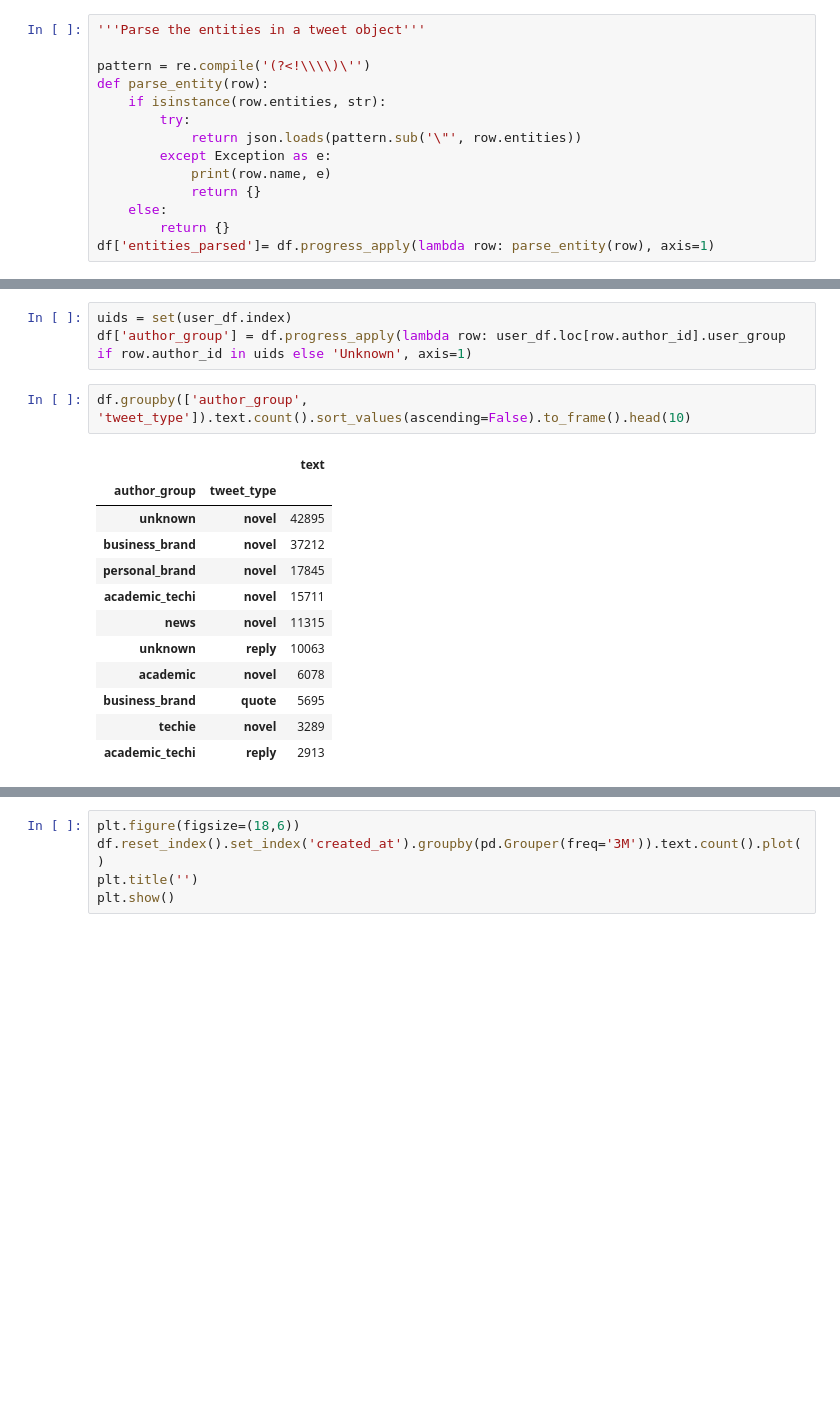
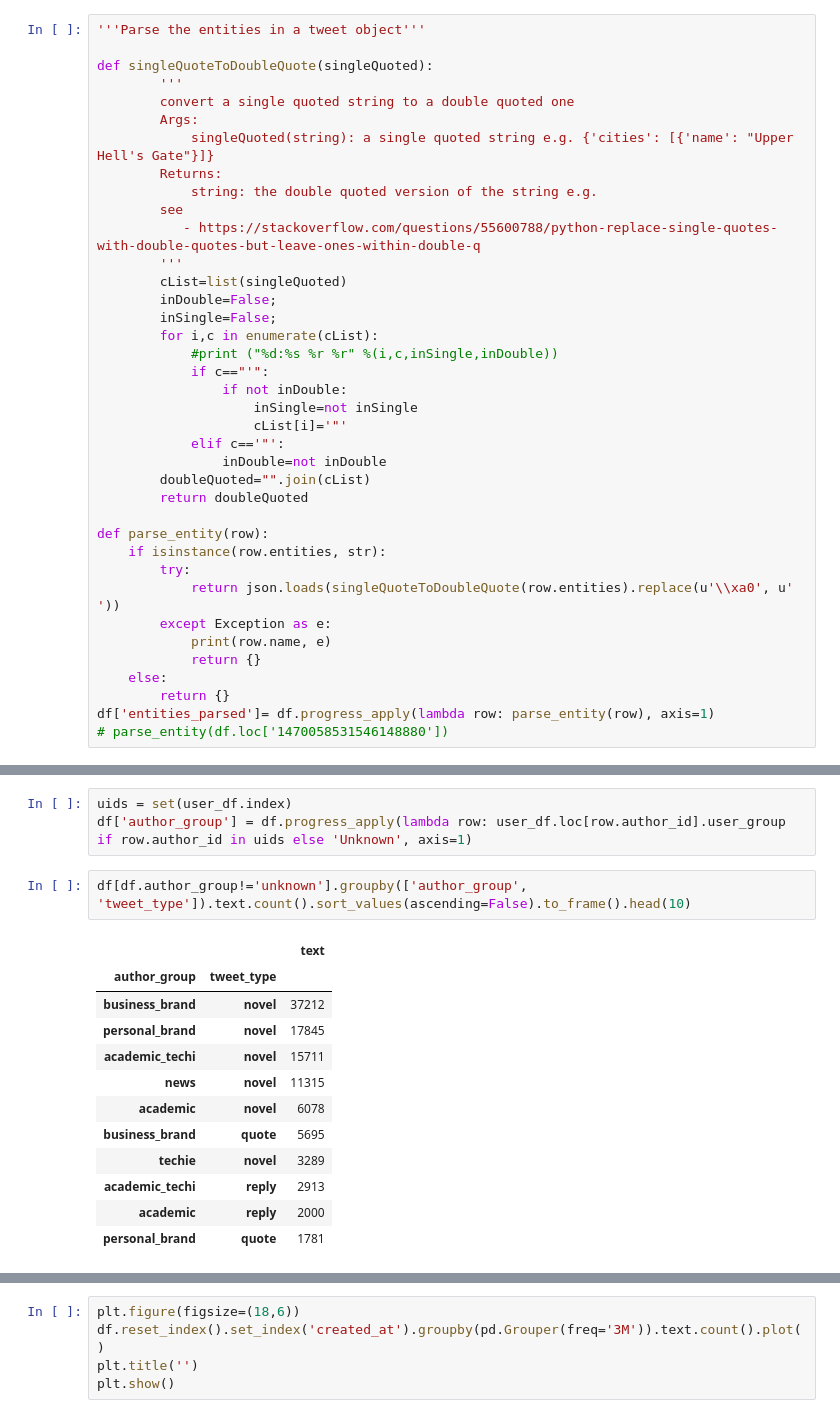
Before and after one commit to rakib062/edtech-scrape, a Jupyter notebook: sec-priv-tweets.ipynb, the cells around one changed output, grey strips where cells are left out. Cells and saved outputs as stored; diff of their text form; blank space fills up the shorter version.

```diff
--- a/sec-priv-tweets.ipynb
+++ b/sec-priv-tweets.ipynb
@@ -55,15 +64,39 @@ df['search_grp'] = df.apply(lambda tweet:
 # %%
 '''Parse the entities in a tweet object'''
 
-pattern = re.compile('(?<!\\\\)\'')
+def singleQuoteToDoubleQuote(singleQuoted):
+        '''
+        convert a single quoted string to a double quoted one
+        Args:
+            singleQuoted(string): a single quoted string e.g. {'cities': [{'name': "Upper Hell's Gate"}]}
+        Returns:
+            string: the double quoted version of the string e.g.
+        see
+           - https://stackoverflow.com/questions/55600788/python-replace-single-quotes-with-double-quotes-but-leave-ones-within-double-q
+        '''
+        cList=list(singleQuoted)
+        inDouble=False;
+        inSingle=False;
+        for i,c in enumerate(cList):
+            #print ("%d:%s %r %r" %(i,c,inSingle,inDouble))
+            if c=="'":
+                if not inDouble:
+                    inSingle=not inSingle
+                    cList[i]='"'
+            elif c=='"':
+                inDouble=not inDouble
+        doubleQuoted="".join(cList)
+        return doubleQuoted
+
 def parse_entity(row):
     if isinstance(row.entities, str):
         try:
-            return json.loads(pattern.sub('\"', row.entities))
+            return json.loads(singleQuoteToDoubleQuote(row.entities).replace(u'\\xa0', u' '))
         except Exception as e:
             print(row.name, e)
             return {}
     else:
         return {}
 df['entities_parsed']= df.progress_apply(lambda row: parse_entity(row), axis=1)
+# parse_entity(df.loc['1470058531546148880'])
 # %% [output]
@@ -201,17 +186,17 @@ Name: text, dtype: int64
 uids = set(user_df.index)
 df['author_group'] = df.progress_apply(lambda row: user_df.loc[row.author_id].user_group if row.author_id in uids else 'Unknown', axis=1)
 # %%
-df.groupby(['author_group', 'tweet_type']).text.count().sort_values(ascending=False).to_frame().head(10)
+df[df.author_group!='unknown'].groupby(['author_group', 'tweet_type']).text.count().sort_values(ascending=False).to_frame().head(10)
 # %% [output]
 |  |  | text |
 | author_group | tweet_type |  |
-| unknown | novel | 42895 |
 | business_brand | novel | 37212 |
 | personal_brand | novel | 17845 |
 | academic_techi | novel | 15711 |
 | news | novel | 11315 |
-| unknown | reply | 10063 |
 | academic | novel | 6078 |
 | business_brand | quote | 5695 |
 | techie | novel | 3289 |
 | academic_techi | reply | 2913 |
+| academic | reply | 2000 |
+| personal_brand | quote | 1781 |
```
Also changed, not shown: parts of 65 cells of this notebook, 5 other files.
